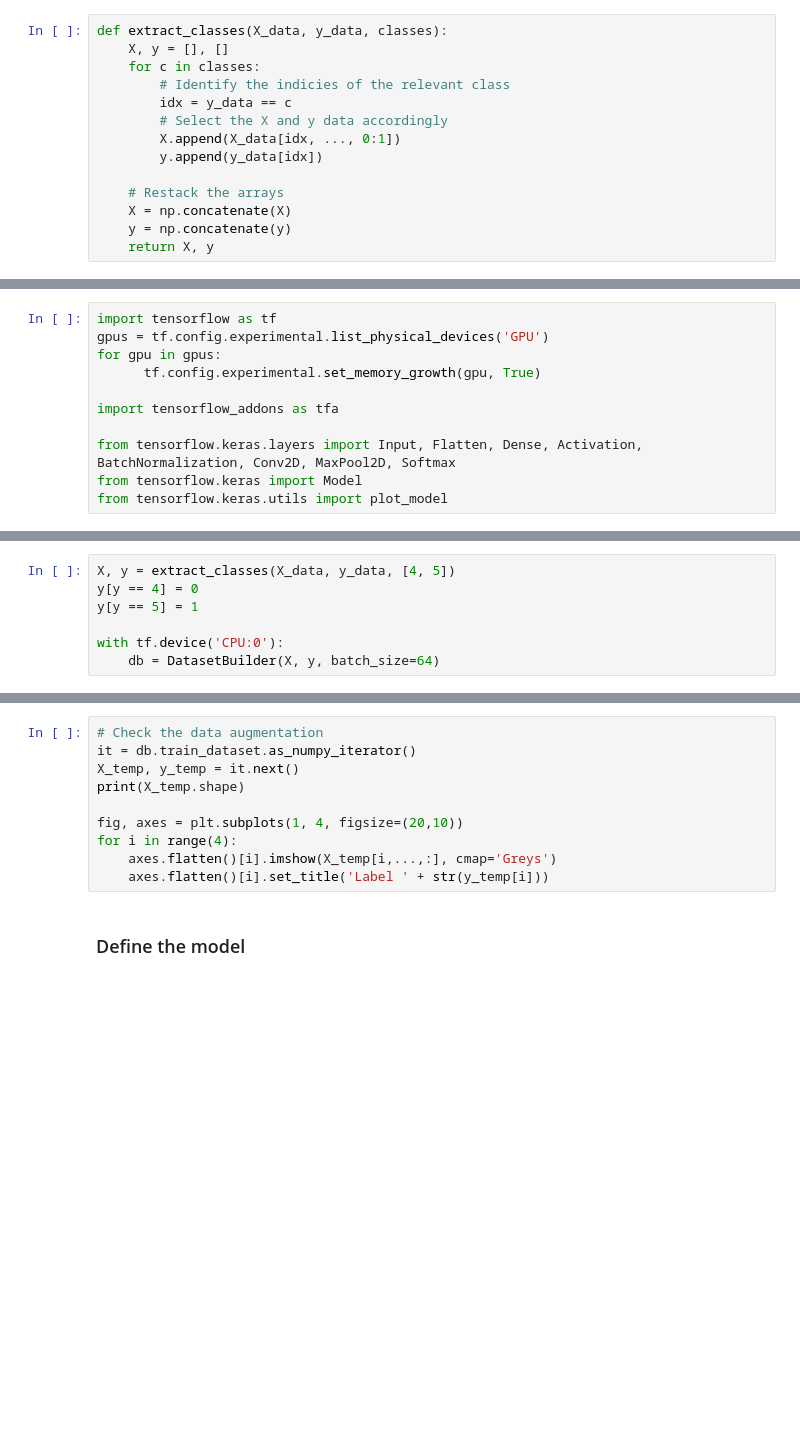
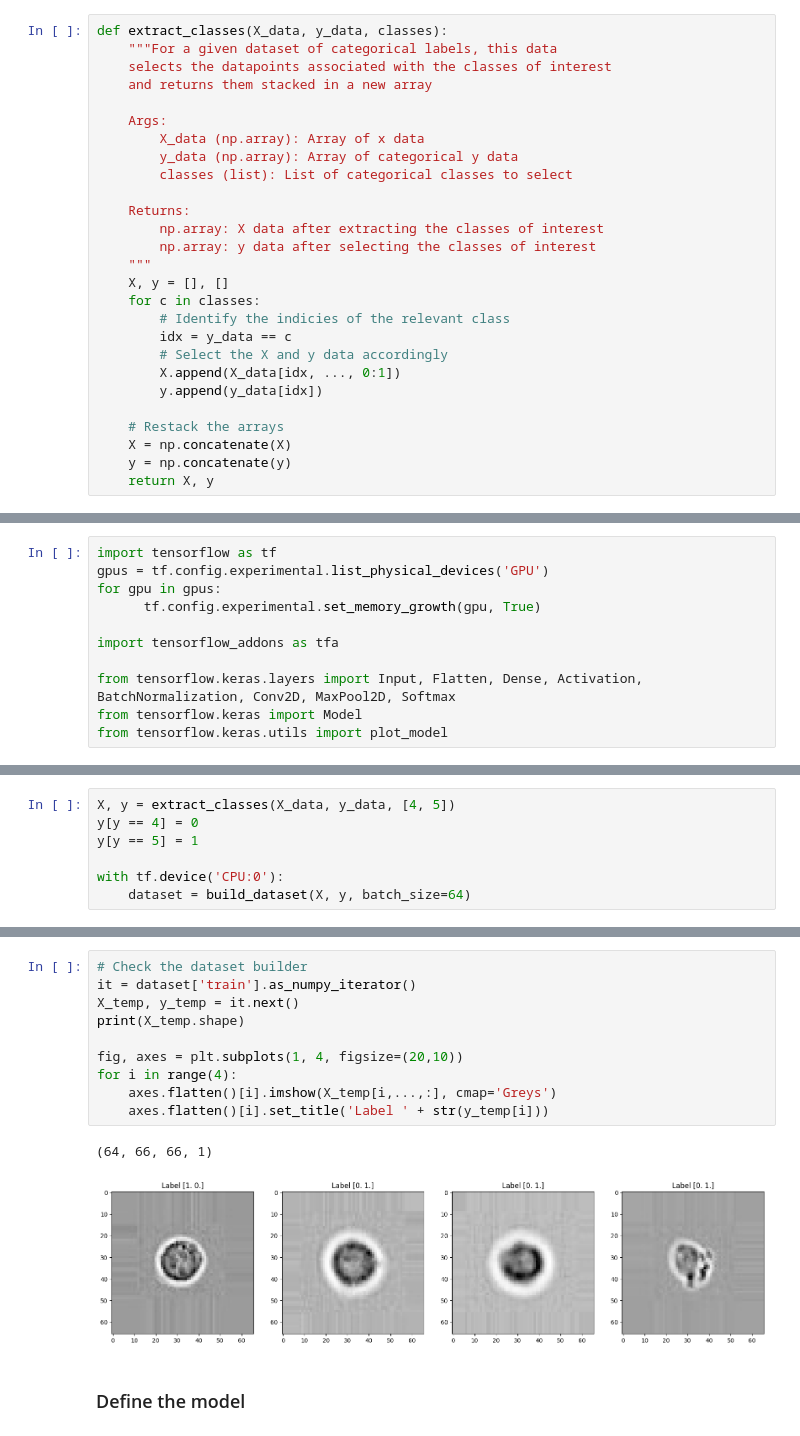
Before and after one commit to dlmbl/intro_ml, a Jupyter notebook: exercise-part1+2.ipynb, the cells around one changed output, grey strips where cells are left out. Drawn from its saved outputs; the diff is of its cells as text; blank space fills up the shorter version.

```diff
--- a/exercise-part1+2.ipynb
+++ b/exercise-part1+2.ipynb
@@ -120,6 +143,19 @@ This dataset is highly inbalanced so we will want to correct the class balance b
 Initially, we are going to restrict the dataset to two classes `[4, 5]` and a single channel `0`.
 # %%
 def extract_classes(X_data, y_data, classes):
+    """For a given dataset of categorical labels, this data
+    selects the datapoints associated with the classes of interest
+    and returns them stacked in a new array
+
+    Args:
+        X_data (np.array): Array of x data
+        y_data (np.array): Array of categorical y data
+        classes (list): List of categorical classes to select
+
+    Returns:
+        np.array: X data after extracting the classes of interest
+        np.array: y data after selecting the classes of interest
+    """
     X, y = [], []
     for c in classes:
         # Identify the indicies of the relevant class
@@ -584,4 +610,4 @@ y[y == 4] = 0
 y[y == 5] = 1
 
 with tf.device('CPU:0'):
-    db = DatasetBuilder(X, y, batch_size=64)
+    dataset = build_dataset(X, y, batch_size=64)
@@ -588,13 +617,16 @@ with tf.device('CPU:0'):
 # %%
-# Check the data augmentation
-it = db.train_dataset.as_numpy_iterator()
+# Check the dataset builder
+it = dataset['train'].as_numpy_iterator()
 X_temp, y_temp = it.next()
 print(X_temp.shape)
 
 fig, axes = plt.subplots(1, 4, figsize=(20,10))
 for i in range(4):
     axes.flatten()[i].imshow(X_temp[i,...,:], cmap='Greys')
     axes.flatten()[i].set_title('Label ' + str(y_temp[i]))
+# %% [output]
+(64, 66, 66, 1)
+[figure, added]
 # %% [markdown]
 ### Define the model
 # %%
```
Also changed, not shown: parts of 37 cells of this notebook, 3 other files.
